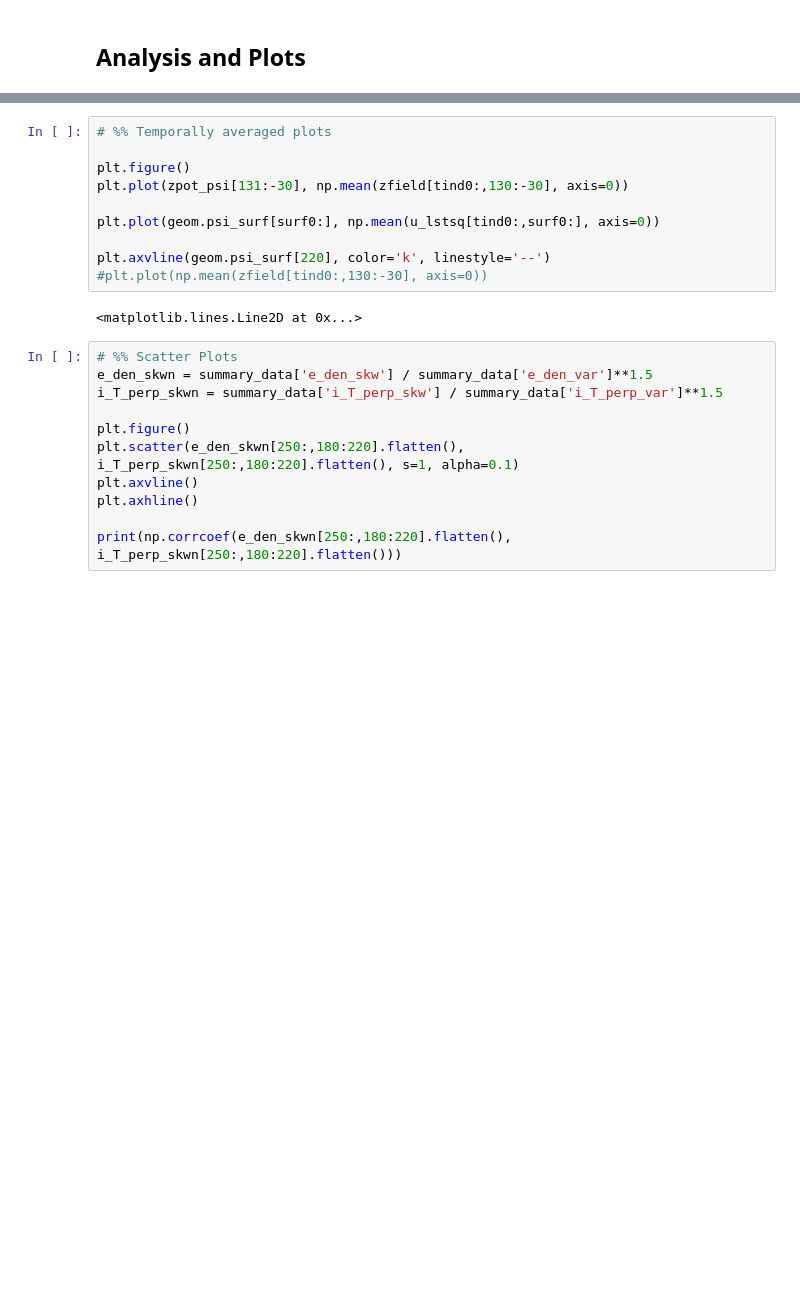
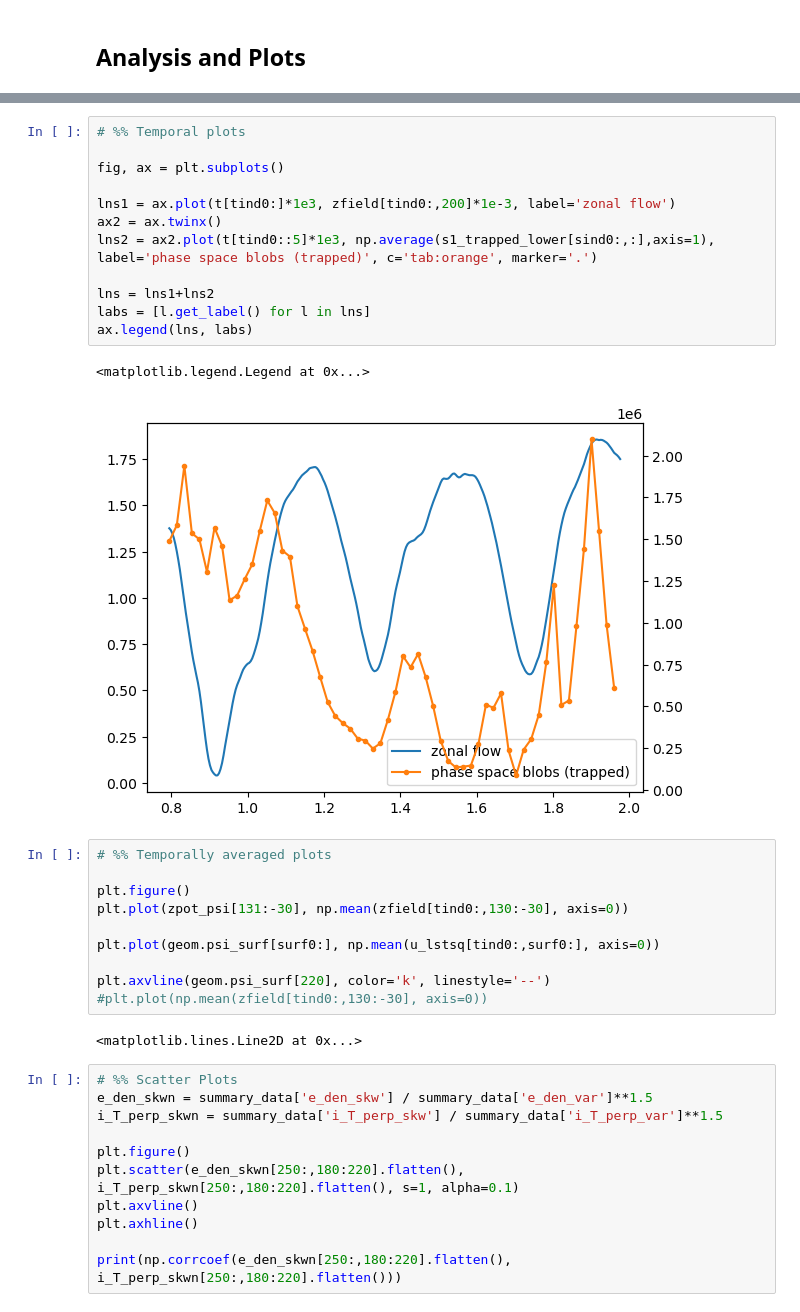
Before and after one commit to Maplenormandy/c1lgkt, a Jupyter notebook: bin/lco_analysis.ipynb, the cells around one changed output, grey strips where cells are left out. Saved outputs shown, nothing was run; the diff lists cells and outputs as text; blank space fills up the shorter version.

```diff
--- a/bin/lco_analysis.ipynb
+++ b/bin/lco_analysis.ipynb
@@ -158,3 +310,18 @@ Text(0, 0.5, '$t$ [ms]')
+# %%
+# %% Temporal plots
+
+fig, ax = plt.subplots()
+
+lns1 = ax.plot(t[tind0:]*1e3, zfield[tind0:,200]*1e-3, label='zonal flow')
+ax2 = ax.twinx()
+lns2 = ax2.plot(t[tind0::5]*1e3, np.average(s1_trapped_lower[sind0:,:],axis=1), label='phase space blobs (trapped)', c='tab:orange', marker='.')
+
+lns = lns1+lns2
+labs = [l.get_label() for l in lns]
+ax.legend(lns, labs)
+# %% [output]
+<matplotlib.legend.Legend at 0x...>
+[figure, added]
 # %%
 # %% Temporally averaged plots
 
```
Also changed, not shown: parts of 12 cells of this notebook, 1 other file.
